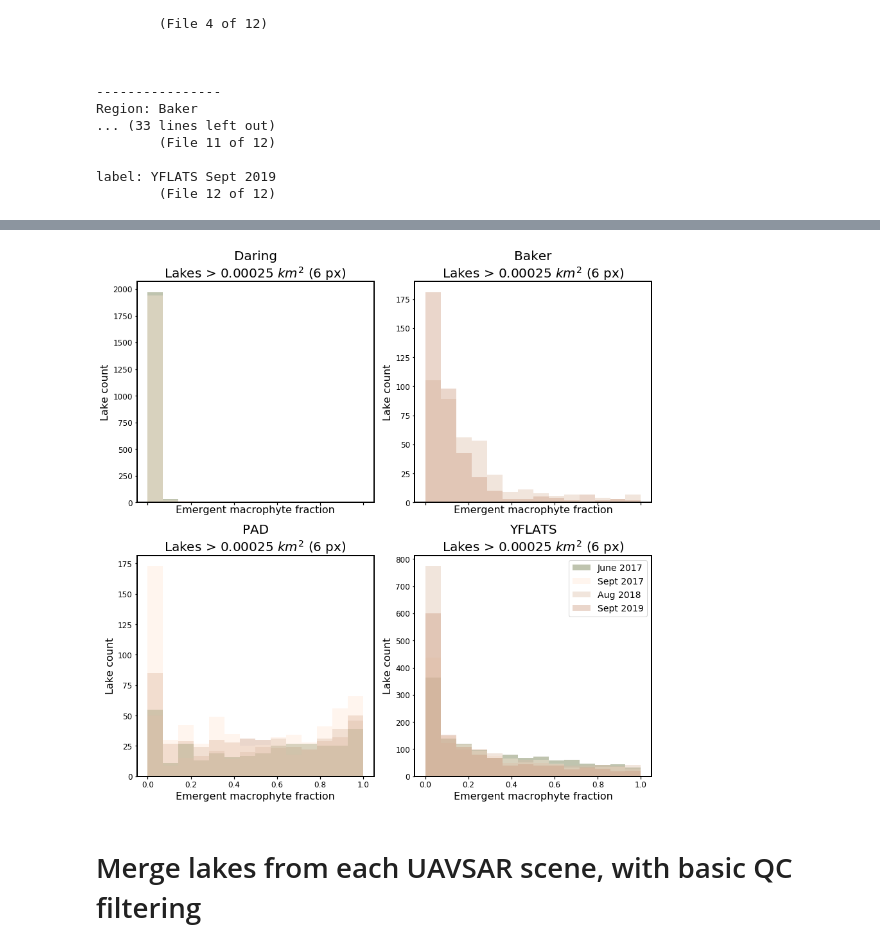
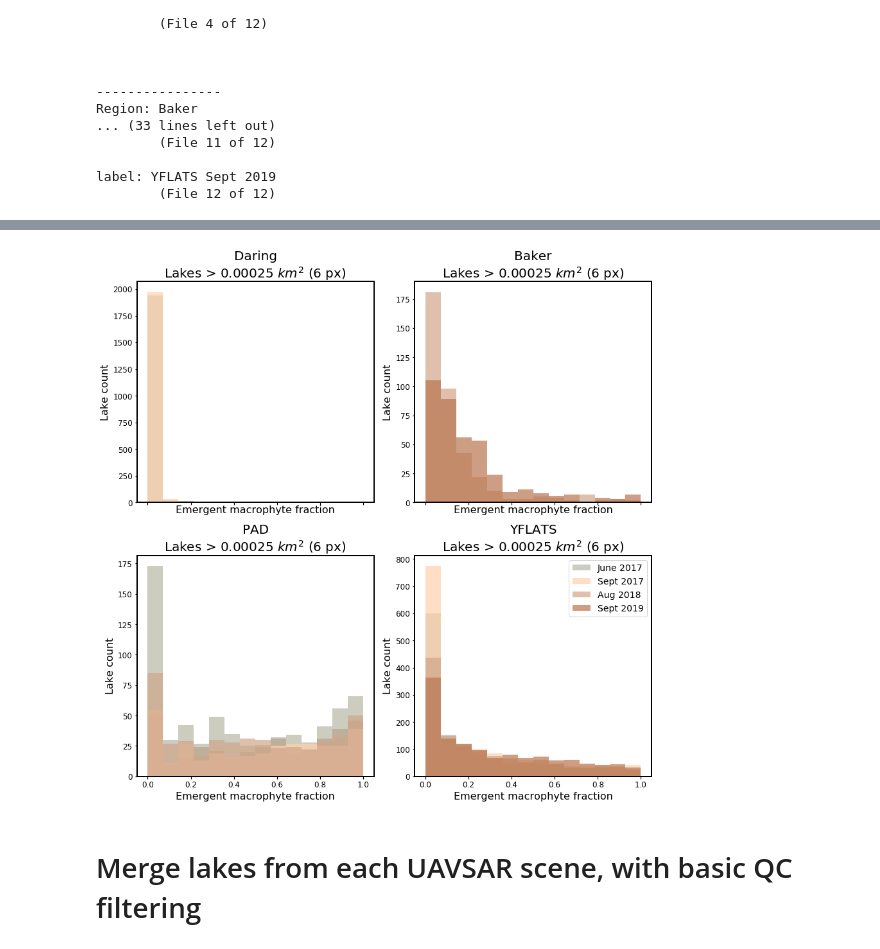
Before and after one commit to ekcomputer/random-wetlands, a Jupyter notebook: analysis/lake-histograms-multi-temporal.ipynb, the cells around one changed output, grey strips where cells are left out. Cells and saved outputs as stored; diff of their text form; code cells hidden in the pictures.

Commit message:
Updated color scheme

```diff
--- a/analysis/lake-histograms-multi-temporal.ipynb
+++ b/analysis/lake-histograms-multi-temporal.ipynb
@@ -34,7 +33,9 @@ regions=['Daring','Baker','PAD','YFLATS']
 ## constants
 colors=['b','g','r', 'c'] # for date order
 colors=['#264653','#2a9d8f','#e9c46a','#f4a261'] # https://coolors.co/264653-2a9d8f-e9c46a-f4a261-e76f51
-colors_lookup={'early 2017':'#606c38', 'late 2017':'#ffe8d6', 'late 2018':'#ddbea9', 'late 2019':'#cb997e'}
+colors_lookup={'early 2017':'#606c38', 'late 2017':'#ffe8d6', 'late 2018':'#ddbea9', 'late 2019':'#cb997e'} #v1
+colors_lookup={'early 2017':'#B7B7A4', 'late 2017':'#FFD1AD', 'late 2018':'#D0A68A', 'late 2019':'#B97550'} #v2
+
 labels=dict(zip(
     [
     'daring_21405_17063_010_170614_L090_CX_01_LUT-Freeman_rcls_lakes.shp',
@@ -156,25 +148,25 @@ lakes_combined_by_season.mean()
 # %%
 %matplotlib inline
 ## loop for plotting
 fig, ax = plt.subplots(2,2, sharex=True, figsize=(12,12), constrained_layout=True) # constrained_layout is now default for presentation
 for j, region in enumerate(regions):
     axi = np.take(ax, j)
-    for i, lakes in enumerate(lakes_list[j]):
+    for i, lakes in enumerate(lakes_list[j][::-1]):  # reverse order
         label=lakes_labels[j][i].split(' ')[1]+' '+lakes_labels[j][i].split(' ')[2]
-        axi.hist(lakes.em_fractio, bins=np.linspace(0,1,15), alpha=0.4, color=colors_lookup[lakes_seasons[j][i]], label=label) # bins=20,
+        axi.hist(lakes.em_fractio, bins=np.linspace(0,1,15), alpha=0.7, color=colors_lookup[lakes_seasons[j][i]], label=label) # bins=20,
     # ax.legend()
     # fig.show()
     axi.set_ylabel('Lake count')
     axi.set_xlabel('Emergent macrophyte fraction')
     axi.set_title(f'{region}\nLakes > {min_size/1e6} $km^2$ ({min_size/px_area:.0f} px)')
 #     axi.legend() # sets legend on all
 ax[1,1].legend()
 ## save fig
 figname=os.path.join(fig_dir, 'Hists-time-4-panel')
 fig.savefig(figname + '.jpg', dpi=300)
 fig.savefig(figname + '.pdf', dpi=300)
 # %% [output]
-[figure, old version]
+[figure, new version]
 # %% [markdown]
 # Merge lakes from each UAVSAR scene, with basic QC filtering
 # %%
```
Also changed, not shown: parts of 3 cells of this notebook.
